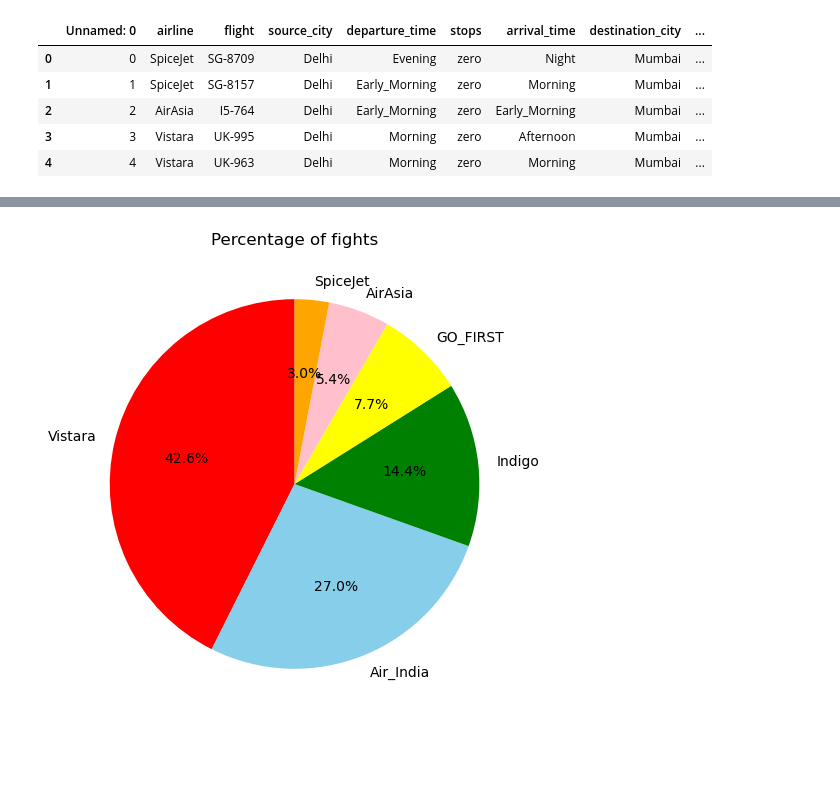
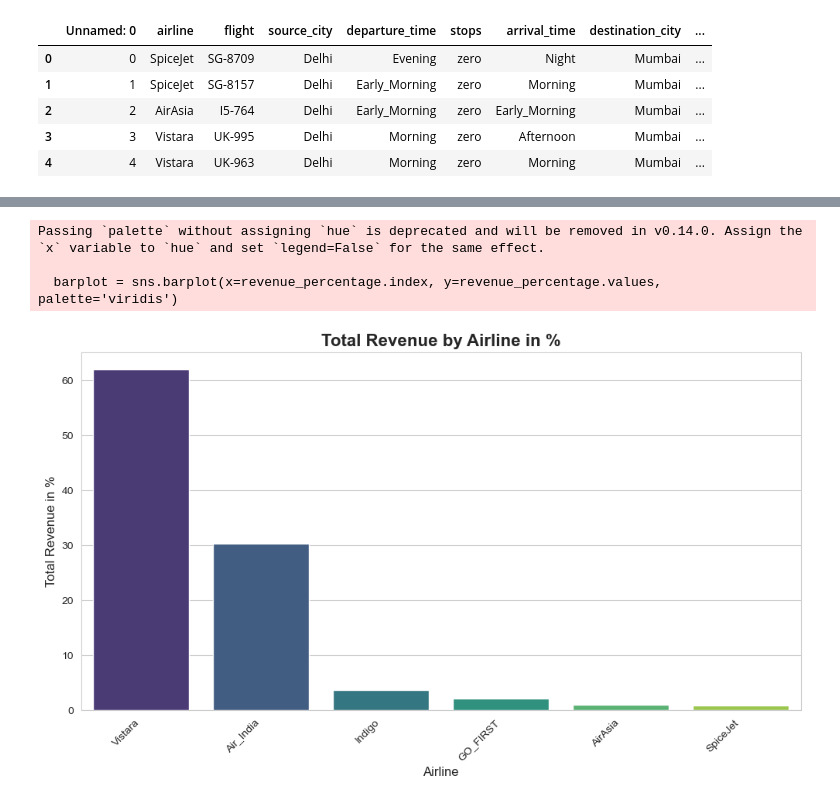
Before and after one commit to Parthraj1905/flight-ticket-price-prediction, a Jupyter notebook: Model.ipynb, the cells around one changed output, grey strips where cells are left out. Drawn from its saved outputs; the diff is of its cells as text; code cells hidden in the pictures; blank space fills up the shorter version.

```diff
--- a/Model.ipynb
+++ b/Model.ipynb
@@ -148,6 +126,9 @@ Name: count, dtype: int64
 # %%
+sns.set_style('whitegrid')
 plt.figure(figsize=(13,6))
 routes.plot(kind='bar')
-plt.xlabel('Routes')
+plt.title('Number of Routes')
+plt.ylabel('Number of Flights')
+plt.xlabel('(Source City , Destination City)')
 plt.show()
 # %% [output]
@@ -161,0 +136,3 @@ plt.show()
+# %%
+airline_revenue = df_clean.groupby('airline')['price'].sum().sort_values(ascending = False)
+airline_revenue
@@ -161,0 +148,4 @@ plt.show()
+# %%
+total_revenue = airline_revenue.sum()
+revenue_percentage = (airline_revenue/total_revenue)*100
+revenue_percentage
@@ -162,7 +161,16 @@ plt.show()
 # %%
-plt.figure(figsize=(6,6))
-plt.pie(airline,labels=airline.index,colors=color,autopct='%1.1f%%',startangle = 90)
-plt.title('Percentage of fights')
+sns.set_style("whitegrid")
+plt.figure(figsize=(12, 6))
+
+barplot = sns.barplot(x=revenue_percentage.index, y=revenue_percentage.values, palette='viridis')
+
+plt.title('Total Revenue by Airline in %', fontsize=16, weight='bold')
+plt.xlabel('Airline', fontsize=12)
+plt.ylabel('Total Revenue in %', fontsize=12)
+plt.xticks(rotation=45, ha='right')
 plt.show()
 # %% [output]
+Passing `palette` without assigning `hue` is deprecated and will be removed in v0.14.0. Assign the `x` variable to `hue` and set `legend=False` for the same effect.
+
+  barplot = sns.barplot(x=revenue_percentage.index, y=revenue_percentage.values, palette='viridis')
-[figure, old version]
+[figure, new version]
```
Also changed, not shown: parts of 6 cells of this notebook.
